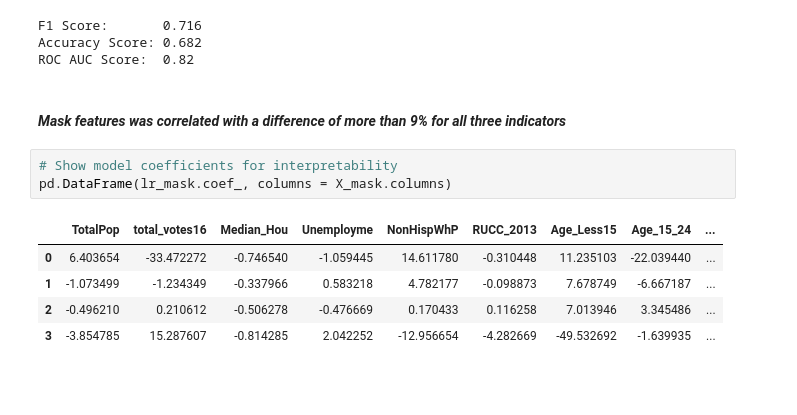
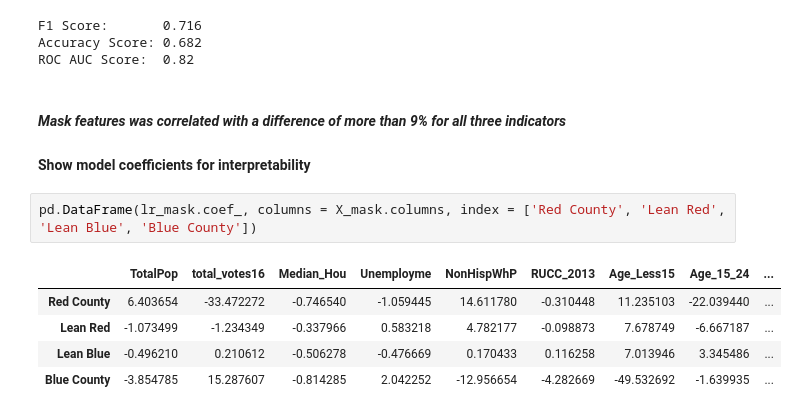
Before and after one commit to datascisteven/The-Masked-Politic, a Jupyter notebook: modeling_notebook.ipynb, the cells around one changed output. Saved outputs shown, nothing was run; the diff lists cells and outputs as text; blank space fills up the shorter version.

```diff
--- a/modeling_notebook.ipynb
+++ b/modeling_notebook.ipynb
@@ -332,12 +332,13 @@ Accuracy Score: 0.682
 ROC AUC Score:  0.82
 # %% [markdown]
 #### _Mask features was correlated with a difference of more than 9% for all three indicators_
+
+#### Show model coefficients for interpretability
-# %%
-# Show model coefficients for interpretability
-pd.DataFrame(lr_mask.coef_, columns = X_mask.columns)
-# %% [output]
-|  | TotalPop | total_votes16 | Median_Hou | Unemployme | NonHispWhP | RUCC_2013 | Age_Less15 | Age_15_24 | ... |
-| 0 | 6.403654 | -33.472272 | -0.746540 | -1.059445 | 14.611780 | -0.310448 | 11.235103 | -22.039440 | ... |
-| 1 | -1.073499 | -1.234349 | -0.337966 | 0.583218 | 4.782177 | -0.098873 | 7.678749 | -6.667187 | ... |
-| 2 | -0.496210 | 0.210612 | -0.506278 | -0.476669 | 0.170433 | 0.116258 | 7.013946 | 3.345486 | ... |
-| 3 | -3.854785 | 15.287607 | -0.814285 | 2.042252 | -12.956654 | -4.282669 | -49.532692 | -1.639935 | ... |
+# %%
+pd.DataFrame(lr_mask.coef_, columns = X_mask.columns, index = ['Red County', 'Lean Red', 'Lean Blue', 'Blue County'])
+# %% [output]
+|  | TotalPop | total_votes16 | Median_Hou | Unemployme | NonHispWhP | RUCC_2013 | Age_Less15 | Age_15_24 | ... |
+| Red County | 6.403654 | -33.472272 | -0.746540 | -1.059445 | 14.611780 | -0.310448 | 11.235103 | -22.039440 | ... |
+| Lean Red | -1.073499 | -1.234349 | -0.337966 | 0.583218 | 4.782177 | -0.098873 | 7.678749 | -6.667187 | ... |
+| Lean Blue | -0.496210 | 0.210612 | -0.506278 | -0.476669 | 0.170433 | 0.116258 | 7.013946 | 3.345486 | ... |
+| Blue County | -3.854785 | 15.287607 | -0.814285 | 2.042252 | -12.956654 | -4.282669 | -49.532692 | -1.639935 | ... |
```
